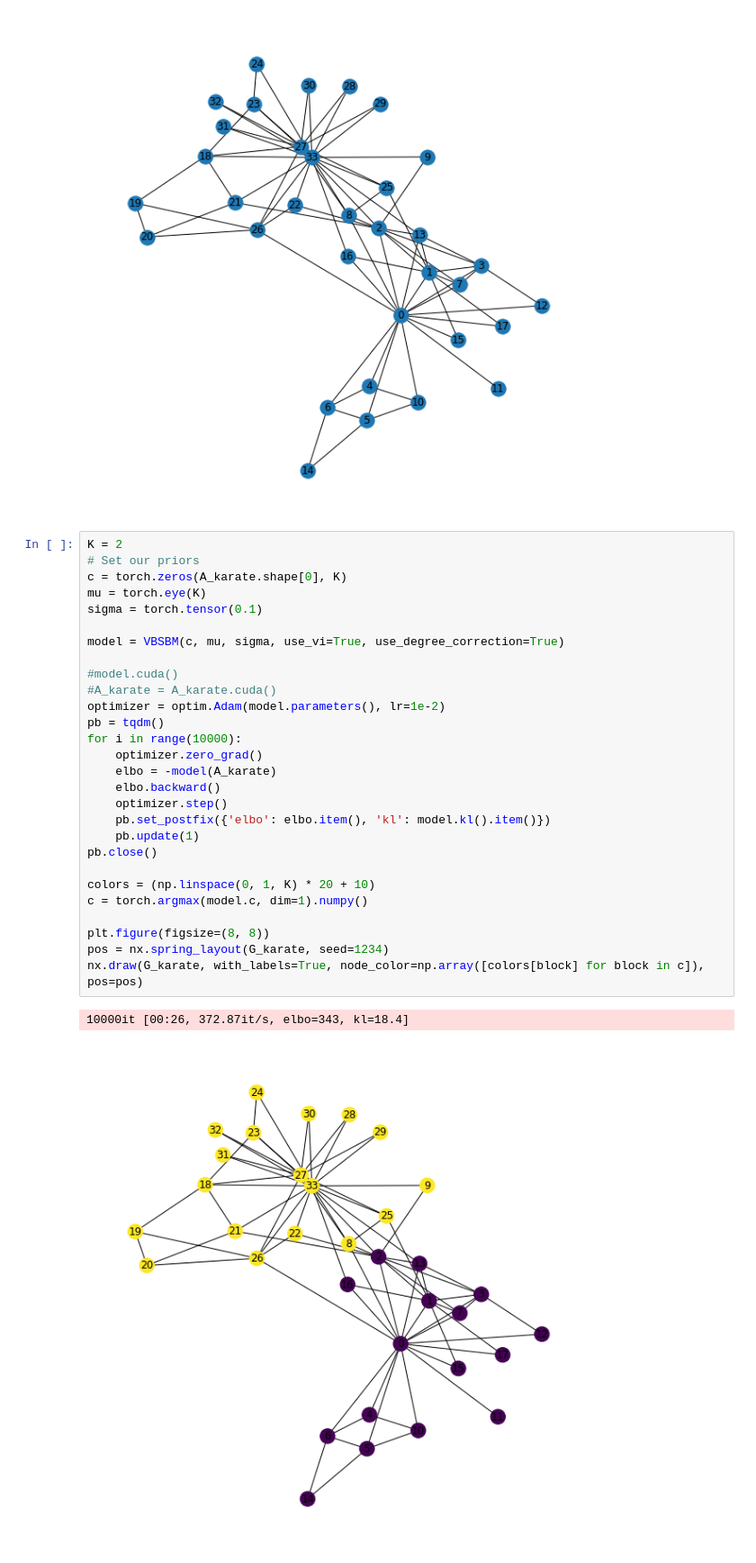
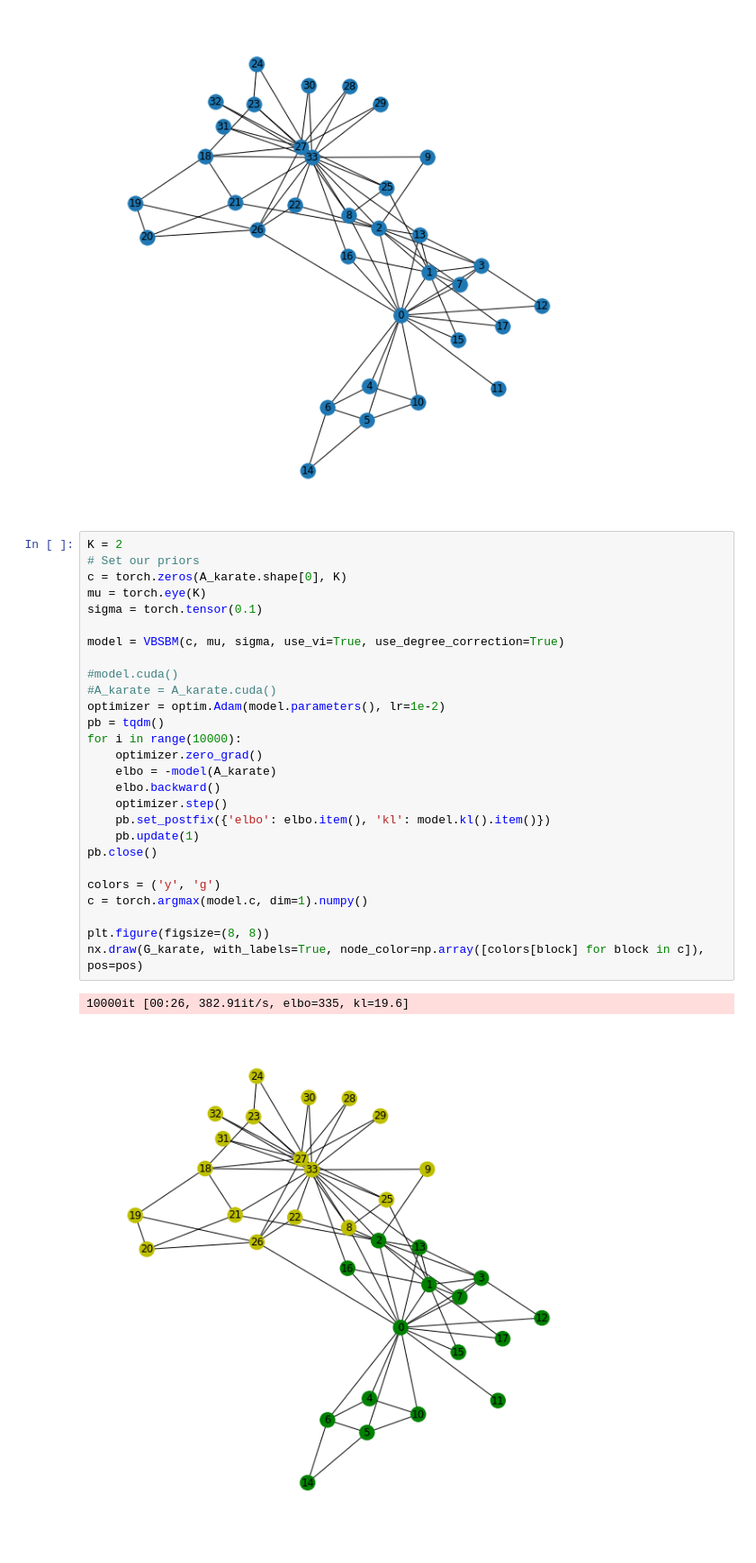
Before and after one commit to HenryJia/MA4M4, a Jupyter notebook: karateclub.ipynb, the cells around one changed output. Shown: that part at 90% size. Cells and saved outputs as stored; diff of their text form.

```diff
--- a/karateclub.ipynb
+++ b/karateclub.ipynb
@@ -21,34 +21,33 @@ nx.draw(G_karate, with_labels=True, pos=pos)
 # %%
 K = 2
 # Set our priors
 c = torch.zeros(A_karate.shape[0], K)
 mu = torch.eye(K)
 sigma = torch.tensor(0.1)
 
 model = VBSBM(c, mu, sigma, use_vi=True, use_degree_correction=True)
 
 #model.cuda()
 #A_karate = A_karate.cuda()
 optimizer = optim.Adam(model.parameters(), lr=1e-2)
 pb = tqdm()
 for i in range(10000):
     optimizer.zero_grad()
     elbo = -model(A_karate)
     elbo.backward()
     optimizer.step()
     pb.set_postfix({'elbo': elbo.item(), 'kl': model.kl().item()})
     pb.update(1)
 pb.close()
 
-colors = (np.linspace(0, 1, K) * 20 + 10)
+colors = ('y', 'g')
 c = torch.argmax(model.c, dim=1).numpy()
 
 plt.figure(figsize=(8, 8))
-pos = nx.spring_layout(G_karate, seed=1234)
 nx.draw(G_karate, with_labels=True, node_color=np.array([colors[block] for block in c]), pos=pos)
 # %% [output]
-10000it [00:26, 372.87it/s, elbo=343, kl=18.4]
+10000it [00:26, 382.91it/s, elbo=335, kl=19.6]
-[figure, old version]
+[figure, new version]
 # %%
 K = 2
 # Set our priors
```
Also changed, not shown: parts of 2 cells of this notebook, 1 other file.
